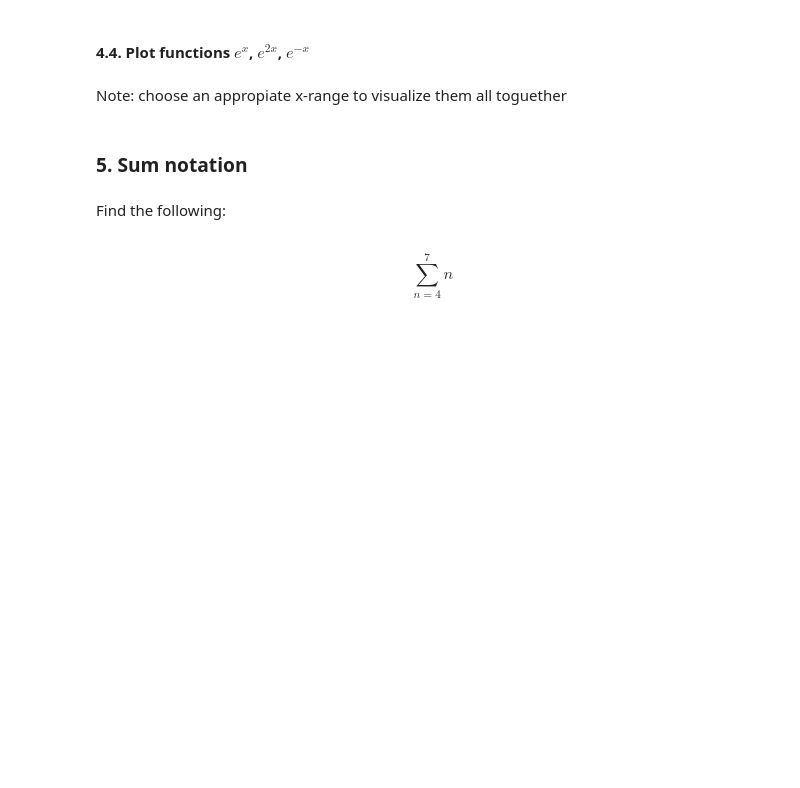
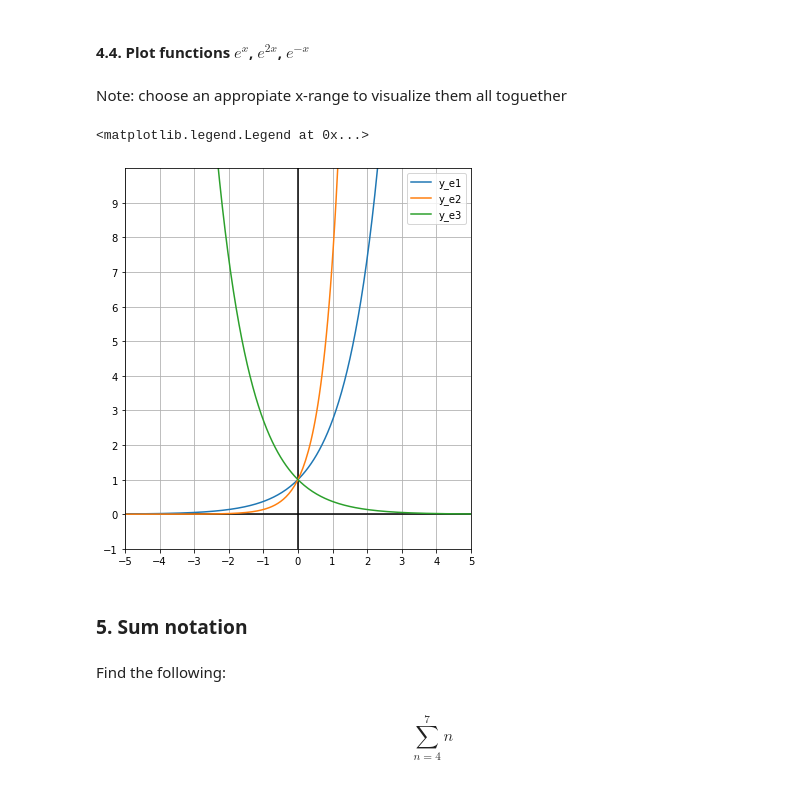
Before and after one commit to Ironhack-Data-Madrid-Enero-2021/lab-math-refresher, a Jupyter notebook: your-code/main.ipynb, the cells around one changed output. Cells and saved outputs as stored; diff of their text form; code cells hidden in the pictures; blank space fills up the shorter version.

Commit message:
lac math

```diff
--- a/your-code/main.ipynb
+++ b/your-code/main.ipynb
@@ -66,6 +261,41 @@ $y_4=x^4-x^3+x^2-x+1$
 #### 4.4. Plot functions $e^x$, $e^{2x}$, $e^{-x}$
 # %% [markdown]
 Note: choose an appropiate x-range to visualize them all toguether
+# %%
+def initialize_grid_for_e():
+    fig, ax = plt.subplots(figsize=(7, 7))
+
+    # where do we want lines
+    ticks = np.arange(-10, 10, 1)
+
+    # draw grid
+    ax.set_xticks(ticks)
+    ax.set_yticks(ticks)
+    ax.grid(True, which='both')
+
+    # 1-1 X and Y proportion
+    ax.set_aspect('equal')
+
+    # X and Y axes
+    ax.axhline(y=0, color='k')
+    ax.axvline(x=0, color='k')
+
+    # set axes' limits
+    ax.set_xlim([-5, 5])
+    ax.set_ylim([-1, 10])
+# %%
+y_e1 = math.e ** x
+y_e2 = math.e ** (2 * x)
+y_e3 = math.e ** (-x)
+# %%
+initialize_grid_for_e()
+plt.plot(x, y_e1, label="y_e1")
+plt.plot(x, y_e2, label="y_e2")
+plt.plot(x, y_e3, label="y_e3")
+plt.legend()
+# %% [output]
+<matplotlib.legend.Legend at 0x...>
+[figure, added]
 # %% [markdown]
 ### 5. Sum notation
 # %% [markdown]
```
Also changed, not shown: parts of 55 cells of this notebook.
